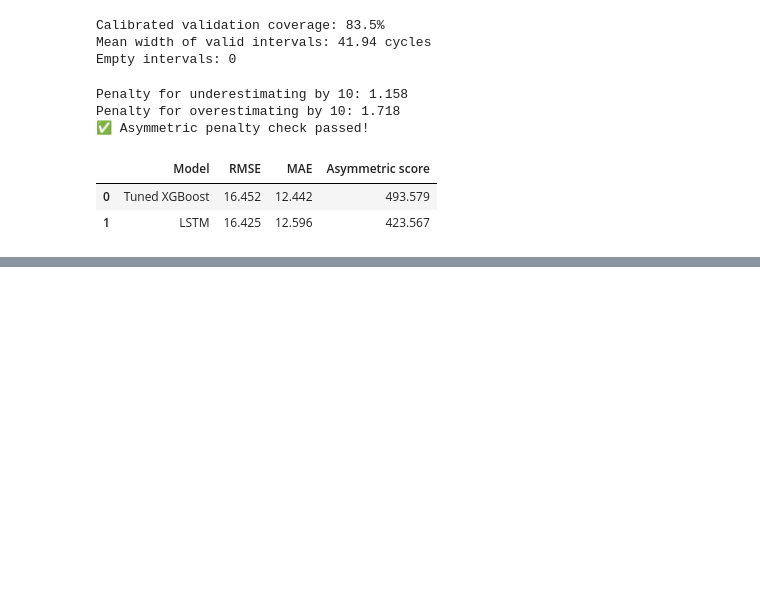
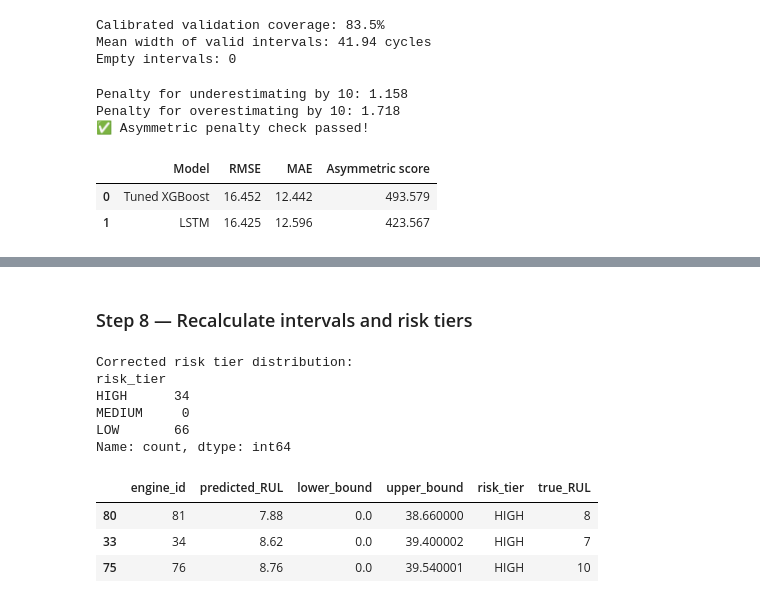
Before and after one commit to Bhav-creator452/predictive-maintenance-analyzer, a Jupyter notebook: notebooks/01_data_understanding.ipynb, the cells around one changed output, grey strips where cells are left out. Drawn from its saved outputs; the diff is of its cells as text; code cells hidden in the pictures; blank space fills up the shorter version.

```diff
--- a/notebooks/01_data_understanding.ipynb
+++ b/notebooks/01_data_understanding.ipynb
@@ -3922,0 +4390,70 @@ cost_results.round(3)
+# %% [markdown]
+### Step 8 — Recalculate intervals and risk tiers
+# %%
+RUL_CAP = 125
+
+# These are alerting values only; do not overwrite the original
+# predictions used for model evaluation.
+risk_rul = np.clip(
+    alert_test_predictions,
+    0,
+    RUL_CAP
+)
+
+risk_lower = np.clip(
+    risk_rul - qhat_lstm,
+    0,
+    RUL_CAP
+)
+
+risk_upper = np.clip(
+    risk_rul + qhat_lstm,
+    0,
+    RUL_CAP
+)
+
+
+def assign_risk_tier(predicted_rul, lower_bound):
+    if predicted_rul < 20 or lower_bound < 20:
+        return "HIGH"
+    elif predicted_rul < 50:
+        return "MEDIUM"
+    return "LOW"
+
+
+risk_results = pd.DataFrame({
+    "engine_id": final_test_engine_ids,
+    "predicted_RUL": risk_rul,
+    "lower_bound": risk_lower,
+    "upper_bound": risk_upper,
+    "risk_tier": [
+        assign_risk_tier(pred, lower)
+        for pred, lower in zip(risk_rul, risk_lower)
+    ],
+    "true_RUL": y_test
+})
+
+print("Corrected risk tier distribution:")
+print(
+    risk_results["risk_tier"]
+    .value_counts()
+    .reindex(["HIGH", "MEDIUM", "LOW"], fill_value=0)
+)
+
+high_risk_engines = (
+    risk_results[risk_results["risk_tier"] == "HIGH"]
+    .sort_values("predicted_RUL")
+)
+
+display(high_risk_engines.head(3).round(2))
+# %% [output]
+Corrected risk tier distribution:
+risk_tier
+HIGH      34
+MEDIUM     0
+LOW       66
+Name: count, dtype: int64
+|  | engine_id | predicted_RUL | lower_bound | upper_bound | risk_tier | true_RUL |
+| 80 | 81 | 7.88 | 0.0 | 38.660000 | HIGH | 8 |
+| 33 | 34 | 8.62 | 0.0 | 39.400002 | HIGH | 7 |
+| 75 | 76 | 8.76 | 0.0 | 39.540001 | HIGH | 10 |
```
Also changed, not shown: parts of 18 cells of this notebook, 1 other file.
